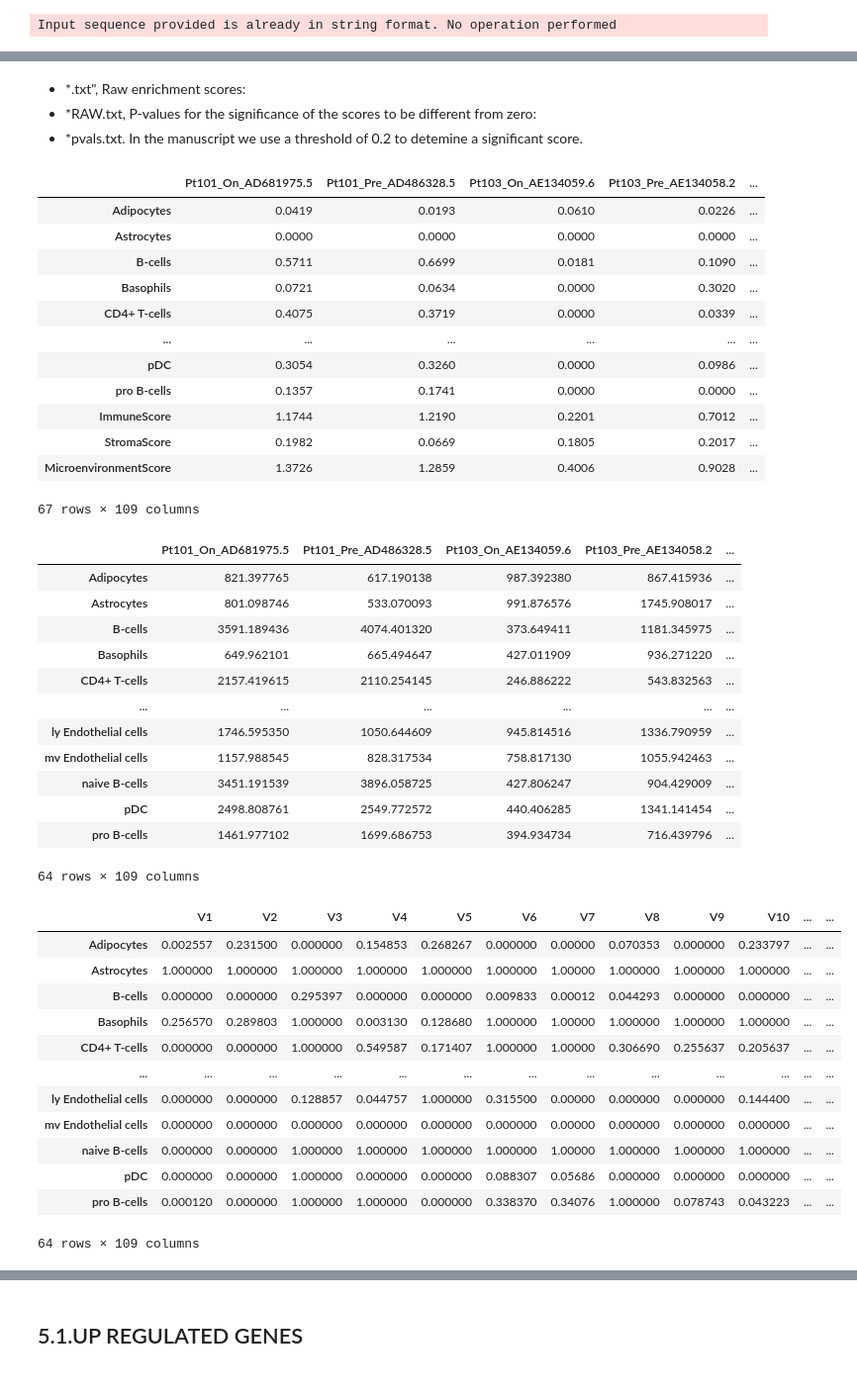
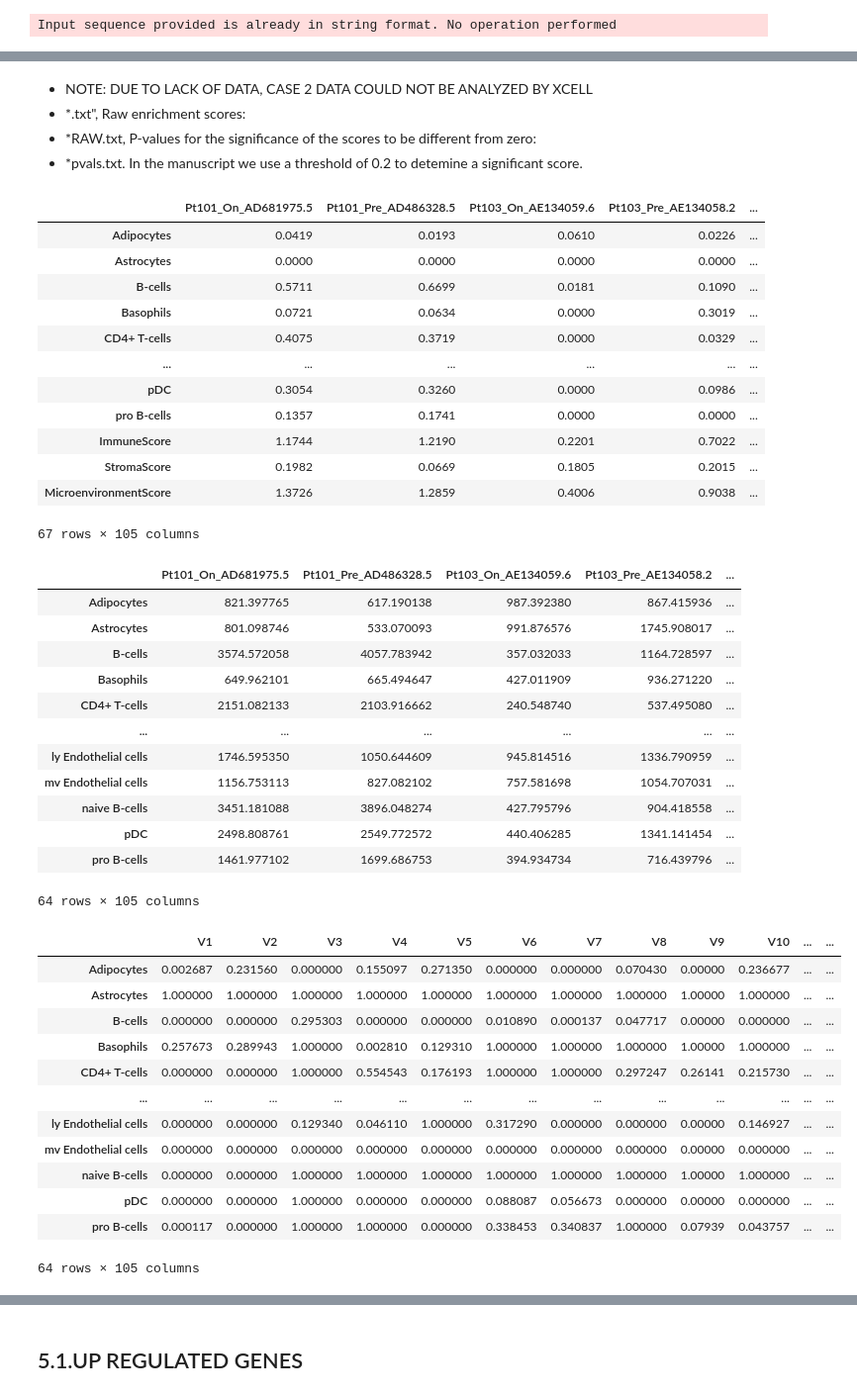
Before and after one commit to VietHuynh3001/CANCER-BIOMARKER-PREDICTION, a Jupyter notebook: 2.PROJECT.ipynb, the cells around one changed output, grey strips where cells are left out. Shown at 99% size. Saved outputs shown, nothing was run; the diff lists cells and outputs as text; code cells hidden in the pictures.

```diff
--- a/2.PROJECT.ipynb
+++ b/2.PROJECT.ipynb
@@ -479,58 +359,59 @@ df_xcell_2.to_csv('Preprocessed_data/xcell_log2FC_greater_2.tsv',sep='\t')
 # %% [markdown]
-+ *.txt",  Raw enrichment scores:
++ NOTE: DUE TO LACK OF DATA, CASE 2 DATA COULD NOT BE ANALYZED BY XCELL
++  *.txt",  Raw enrichment scores:
 + *RAW.txt, P-values for the significance of the scores to be different from zero:
 + *pvals.txt.  In the manuscript we use a threshold of 0.2 to detemine a significant score.
 # %%
-df_immuno_results=pd.read_csv('xcell_results/xCell_xcell_all_genes_xCell_1138100425.txt',delimiter='\t',index_col=0)
+df_immuno_results=pd.read_csv('xcell_results/xCell_xcell_all_genes_xCell_1221112925.txt',delimiter='\t',index_col=0)
 df_immuno_results
 # %% [output]
 |  | Pt101_On_AD681975.5 | Pt101_Pre_AD486328.5 | Pt103_On_AE134059.6 | Pt103_Pre_AE134058.2 | ... |
 | Adipocytes | 0.0419 | 0.0193 | 0.0610 | 0.0226 | ... |
 | Astrocytes | 0.0000 | 0.0000 | 0.0000 | 0.0000 | ... |
 | B-cells | 0.5711 | 0.6699 | 0.0181 | 0.1090 | ... |
-| Basophils | 0.0721 | 0.0634 | 0.0000 | 0.3020 | ... |
-| CD4+ T-cells | 0.4075 | 0.3719 | 0.0000 | 0.0339 | ... |
+| Basophils | 0.0721 | 0.0634 | 0.0000 | 0.3019 | ... |
+| CD4+ T-cells | 0.4075 | 0.3719 | 0.0000 | 0.0329 | ... |
 | ... | ... | ... | ... | ... | ... |
 | pDC | 0.3054 | 0.3260 | 0.0000 | 0.0986 | ... |
 | pro B-cells | 0.1357 | 0.1741 | 0.0000 | 0.0000 | ... |
-| ImmuneScore | 1.1744 | 1.2190 | 0.2201 | 0.7012 | ... |
-| StromaScore | 0.1982 | 0.0669 | 0.1805 | 0.2017 | ... |
-| MicroenvironmentScore | 1.3726 | 1.2859 | 0.4006 | 0.9028 | ... |
+| ImmuneScore | 1.1744 | 1.2190 | 0.2201 | 0.7022 | ... |
+| StromaScore | 0.1982 | 0.0669 | 0.1805 | 0.2015 | ... |
+| MicroenvironmentScore | 1.3726 | 1.2859 | 0.4006 | 0.9038 | ... |
-67 rows × 109 columns
+67 rows × 105 columns
 # %%
-df_immuno_raw=pd.read_csv('xcell_results/xCell_xcell_all_genes_xCell_1138100425_RAW.txt',delimiter='\t',index_col=0)
+df_immuno_raw=pd.read_csv('xcell_results/xCell_xcell_all_genes_xCell_1221112925_RAW.txt',delimiter='\t',index_col=0)
 df_immuno_raw
 # %% [output]
 |  | Pt101_On_AD681975.5 | Pt101_Pre_AD486328.5 | Pt103_On_AE134059.6 | Pt103_Pre_AE134058.2 | ... |
 | Adipocytes | 821.397765 | 617.190138 | 987.392380 | 867.415936 | ... |
 | Astrocytes | 801.098746 | 533.070093 | 991.876576 | 1745.908017 | ... |
-| B-cells | 3591.189436 | 4074.401320 | 373.649411 | 1181.345975 | ... |
+| B-cells | 3574.572058 | 4057.783942 | 357.032033 | 1164.728597 | ... |
 | Basophils | 649.962101 | 665.494647 | 427.011909 | 936.271220 | ... |
-| CD4+ T-cells | 2157.419615 | 2110.254145 | 246.886222 | 543.832563 | ... |
+| CD4+ T-cells | 2151.082133 | 2103.916662 | 240.548740 | 537.495080 | ... |
 | ... | ... | ... | ... | ... | ... |
 | ly Endothelial cells | 1746.595350 | 1050.644609 | 945.814516 | 1336.790959 | ... |
-| mv Endothelial cells | 1157.988545 | 828.317534 | 758.817130 | 1055.942463 | ... |
-| naive B-cells | 3451.191539 | 3896.058725 | 427.806247 | 904.429009 | ... |
+| mv Endothelial cells | 1156.753113 | 827.082102 | 757.581698 | 1054.707031 | ... |
+| naive B-cells | 3451.181088 | 3896.048274 | 427.795796 | 904.418558 | ... |
 | pDC | 2498.808761 | 2549.772572 | 440.406285 | 1341.141454 | ... |
 | pro B-cells | 1461.977102 | 1699.686753 | 394.934734 | 716.439796 | ... |
-64 rows × 109 columns
+64 rows × 105 columns
 # %%
-df_immuno_pvals=pd.read_csv('xcell_results/xCell_xcell_all_genes_xCell_1138100425.pvals.txt',delimiter='\t',index_col=0)
+df_immuno_pvals=pd.read_csv('xcell_results/xCell_xcell_all_genes_xCell_1221112925.pvals.txt',delimiter='\t',index_col=0)
 df_immuno_pvals
 # %% [output]
 |  | V1 | V2 | V3 | V4 | V5 | V6 | V7 | V8 | V9 | V10 | ... | ... |
-| Adipocytes | 0.002557 | 0.231500 | 0.000000 | 0.154853 | 0.268267 | 0.000000 | 0.00000 | 0.070353 | 0.000000 | 0.233797 | ... | ... |
-| Astrocytes | 1.000000 | 1.000000 | 1.000000 | 1.000000 | 1.000000 | 1.000000 | 1.00000 | 1.000000 | 1.000000 | 1.000000 | ... | ... |
-| B-cells | 0.000000 | 0.000000 | 0.295397 | 0.000000 | 0.000000 | 0.009833 | 0.00012 | 0.044293 | 0.000000 | 0.000000 | ... | ... |
-| Basophils | 0.256570 | 0.289803 | 1.000000 | 0.003130 | 0.128680 | 1.000000 | 1.00000 | 1.000000 | 1.000000 | 1.000000 | ... | ... |
-| CD4+ T-cells | 0.000000 | 0.000000 | 1.000000 | 0.549587 | 0.171407 | 1.000000 | 1.00000 | 0.306690 | 0.255637 | 0.205637 | ... | ... |
+| Adipocytes | 0.002687 | 0.231560 | 0.000000 | 0.155097 | 0.271350 | 0.000000 | 0.000000 | 0.070430 | 0.00000 | 0.236677 | ... | ... |
+| Astrocytes | 1.000000 | 1.000000 | 1.000000 | 1.000000 | 1.000000 | 1.000000 | 1.000000 | 1.000000 | 1.00000 | 1.000000 | ... | ... |
+| B-cells | 0.000000 | 0.000000 | 0.295303 | 0.000000 | 0.000000 | 0.010890 | 0.000137 | 0.047717 | 0.00000 | 0.000000 | ... | ... |
+| Basophils | 0.257673 | 0.289943 | 1.000000 | 0.002810 | 0.129310 | 1.000000 | 1.000000 | 1.000000 | 1.00000 | 1.000000 | ... | ... |
+| CD4+ T-cells | 0.000000 | 0.000000 | 1.000000 | 0.554543 | 0.176193 | 1.000000 | 1.000000 | 0.297247 | 0.26141 | 0.215730 | ... | ... |
 | ... | ... | ... | ... | ... | ... | ... | ... | ... | ... | ... | ... | ... |
-| ly Endothelial cells | 0.000000 | 0.000000 | 0.128857 | 0.044757 | 1.000000 | 0.315500 | 0.00000 | 0.000000 | 0.000000 | 0.144400 | ... | ... |
-| mv Endothelial cells | 0.000000 | 0.000000 | 0.000000 | 0.000000 | 0.000000 | 0.000000 | 0.00000 | 0.000000 | 0.000000 | 0.000000 | ... | ... |
-| naive B-cells | 0.000000 | 0.000000 | 1.000000 | 1.000000 | 1.000000 | 1.000000 | 1.00000 | 1.000000 | 1.000000 | 1.000000 | ... | ... |
-| pDC | 0.000000 | 0.000000 | 1.000000 | 0.000000 | 0.000000 | 0.088307 | 0.05686 | 0.000000 | 0.000000 | 0.000000 | ... | ... |
-| pro B-cells | 0.000120 | 0.000000 | 1.000000 | 1.000000 | 0.000000 | 0.338370 | 0.34076 | 1.000000 | 0.078743 | 0.043223 | ... | ... |
+| ly Endothelial cells | 0.000000 | 0.000000 | 0.129340 | 0.046110 | 1.000000 | 0.317290 | 0.000000 | 0.000000 | 0.00000 | 0.146927 | ... | ... |
+| mv Endothelial cells | 0.000000 | 0.000000 | 0.000000 | 0.000000 | 0.000000 | 0.000000 | 0.000000 | 0.000000 | 0.00000 | 0.000000 | ... | ... |
+| naive B-cells | 0.000000 | 0.000000 | 1.000000 | 1.000000 | 1.000000 | 1.000000 | 1.000000 | 1.000000 | 1.00000 | 1.000000 | ... | ... |
+| pDC | 0.000000 | 0.000000 | 1.000000 | 0.000000 | 0.000000 | 0.088087 | 0.056673 | 0.000000 | 0.00000 | 0.000000 | ... | ... |
+| pro B-cells | 0.000117 | 0.000000 | 1.000000 | 1.000000 | 0.000000 | 0.338453 | 0.340837 | 1.000000 | 0.07939 | 0.043757 | ... | ... |
-64 rows × 109 columns
+64 rows × 105 columns
 # %%
 sns.clustermap(df_immuno_results,z_score=0,cmap='RdYlBu_r')
 plt.show()
```
Also changed, not shown: parts of 86 cells of this notebook, 1 other file.
